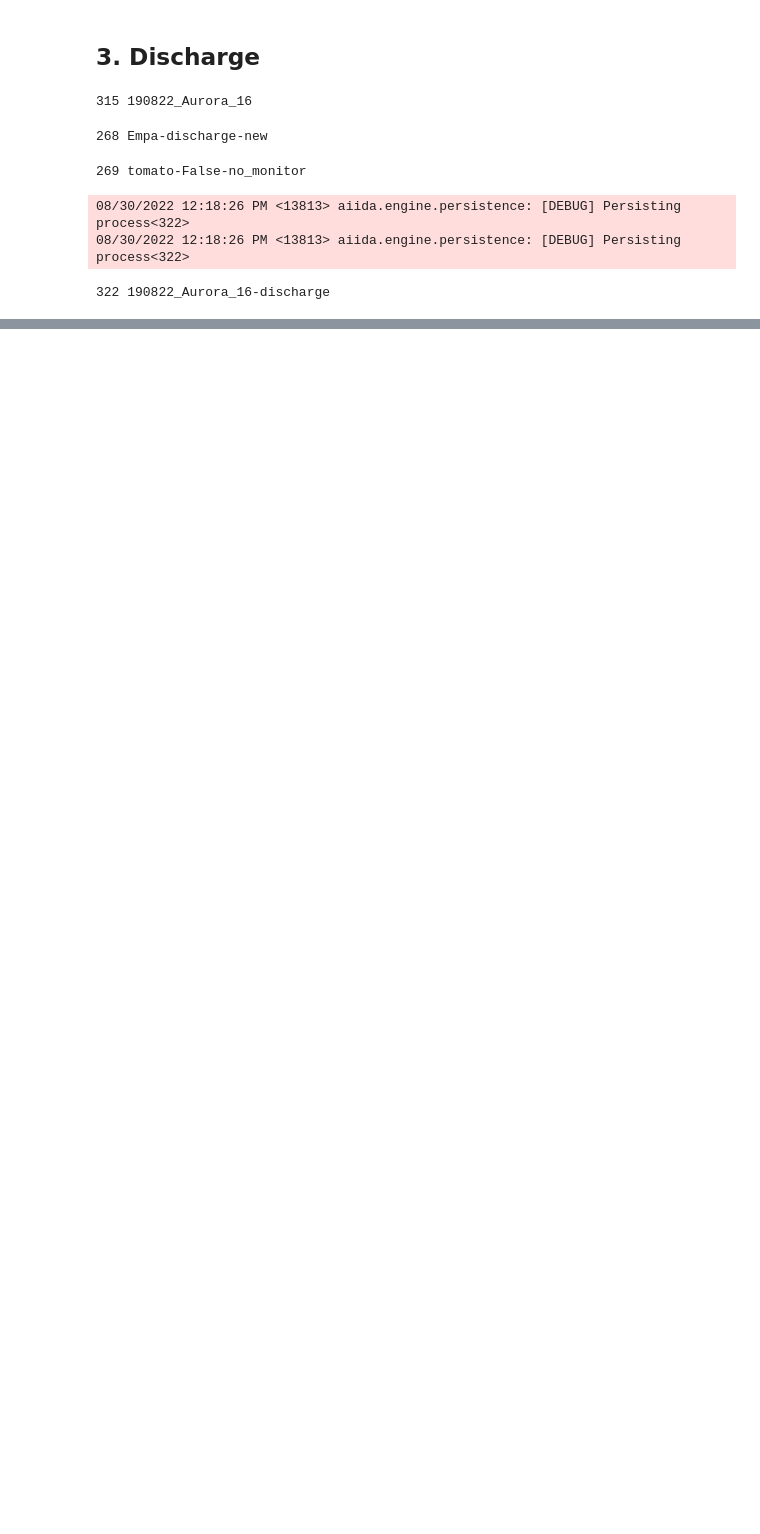
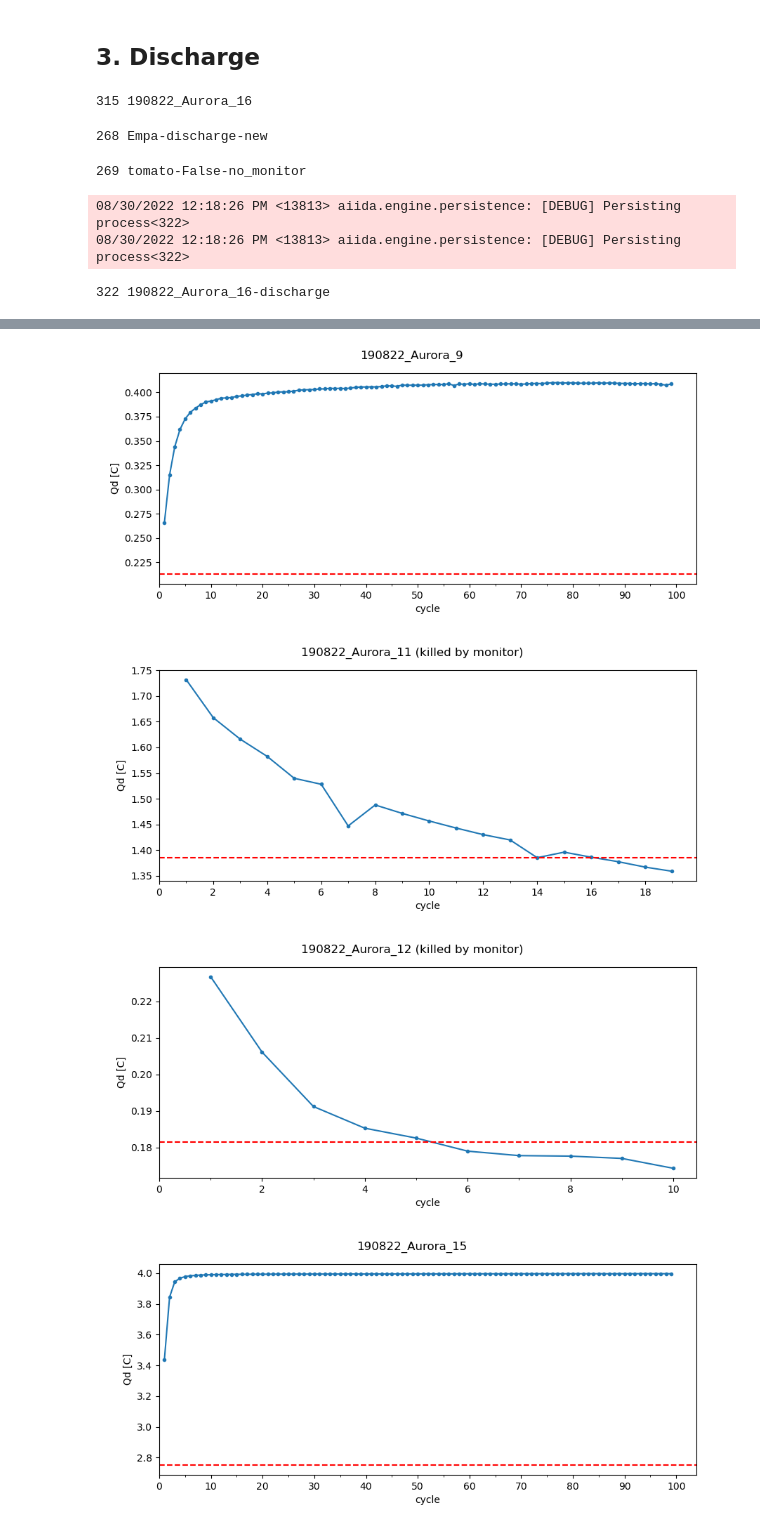
Before and after one commit to EmpaEconversion/aiidalab-aurora, a Jupyter notebook: monitor-test_20220826.ipynb, the cells around one changed output, grey strips where cells are left out. Saved outputs shown, nothing was run; the diff lists cells and outputs as text; code cells hidden in the pictures; blank space fills up the shorter version.

```diff
--- a/monitor-test_20220826.ipynb
+++ b/monitor-test_20220826.ipynb
@@ -642,0 +618,27 @@ plt.savefig(f'/home/aiida/data/{name}_Ewe_I.png', dpi=300)
+# %%
+def plot_Qd(data, name):
+    f, axx = plt.subplots(1, figsize=(9,4))
+    plt.subplots_adjust(left=0.1, right=0.95, bottom=0.15, top=0.9)
+    axx.plot(range(1, len(data[1]['Qd']) + 1), data[1]['Qd'], '.-', label='Qd')
+    axx.set_xlabel('cycle')
+    axx.set_ylabel('Qd [C]')
+    axx.axhline(data[1]['Qd'][0] * 0.8, ls='--', c='r')
+    if len(data[1]['Qd']) < 20:
+        axx.xaxis.set_minor_locator(MultipleLocator(1))
+        axx.xaxis.set_major_locator(MultipleLocator(2))
+    else:
+        axx.xaxis.set_minor_locator(MultipleLocator(5))
+        axx.xaxis.set_major_locator(MultipleLocator(10))
+    axx.set_xlim([0, None])
+    f.suptitle(name);
+    plt.savefig(f'/home/aiida/data/{name}_Qd.png', dpi=300)
+# %%
+for name, data in cycl_data.items():
+    if '11' in name or '12' in name:
+        name += ' (killed by monitor)'
+    plot_Qd(data, name)
+# %% [output]
+[figure, added]
+[figure, added]
+[figure, added]
+[figure, added]
```
Also changed, not shown: parts of 33 cells of this notebook.
